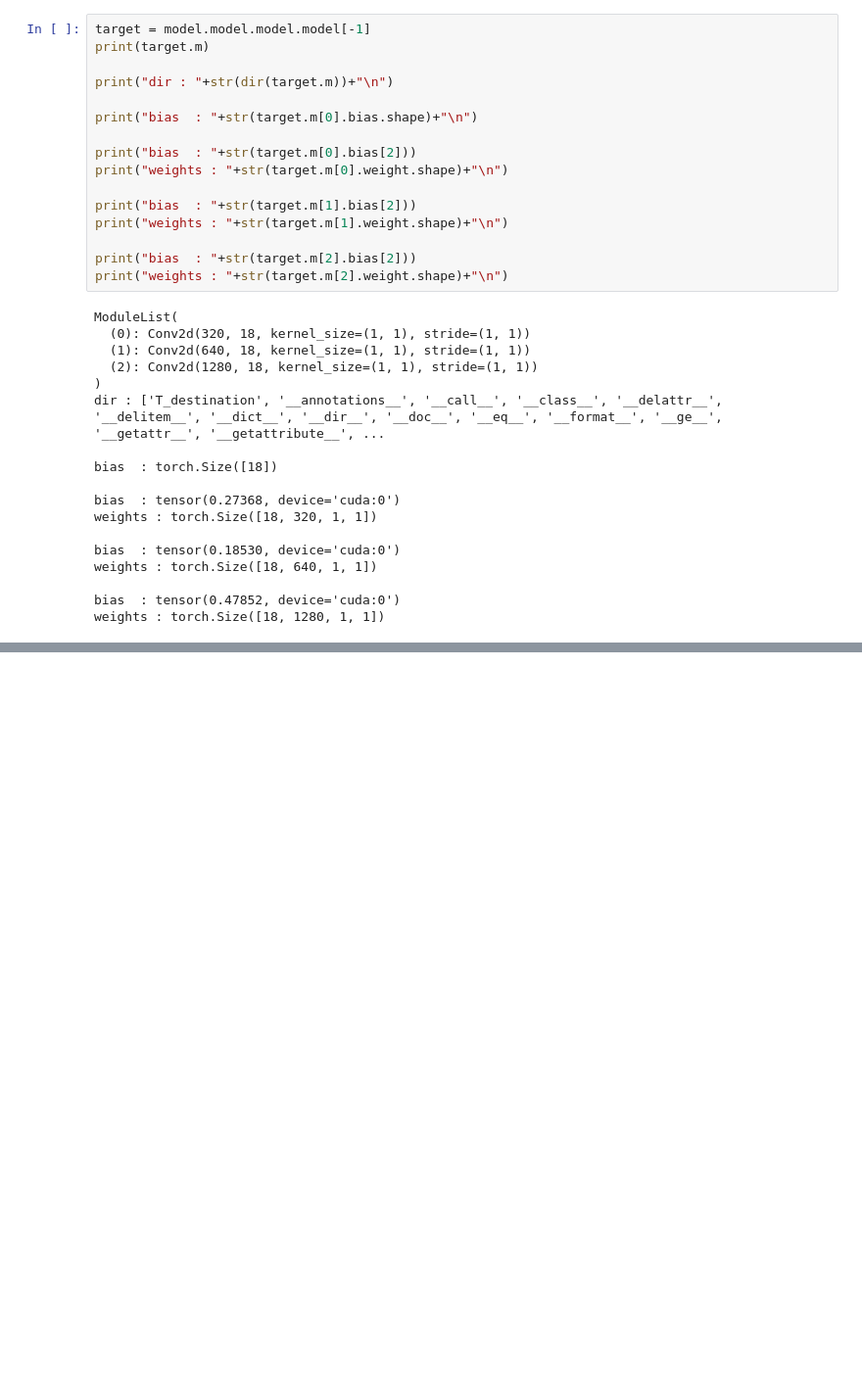
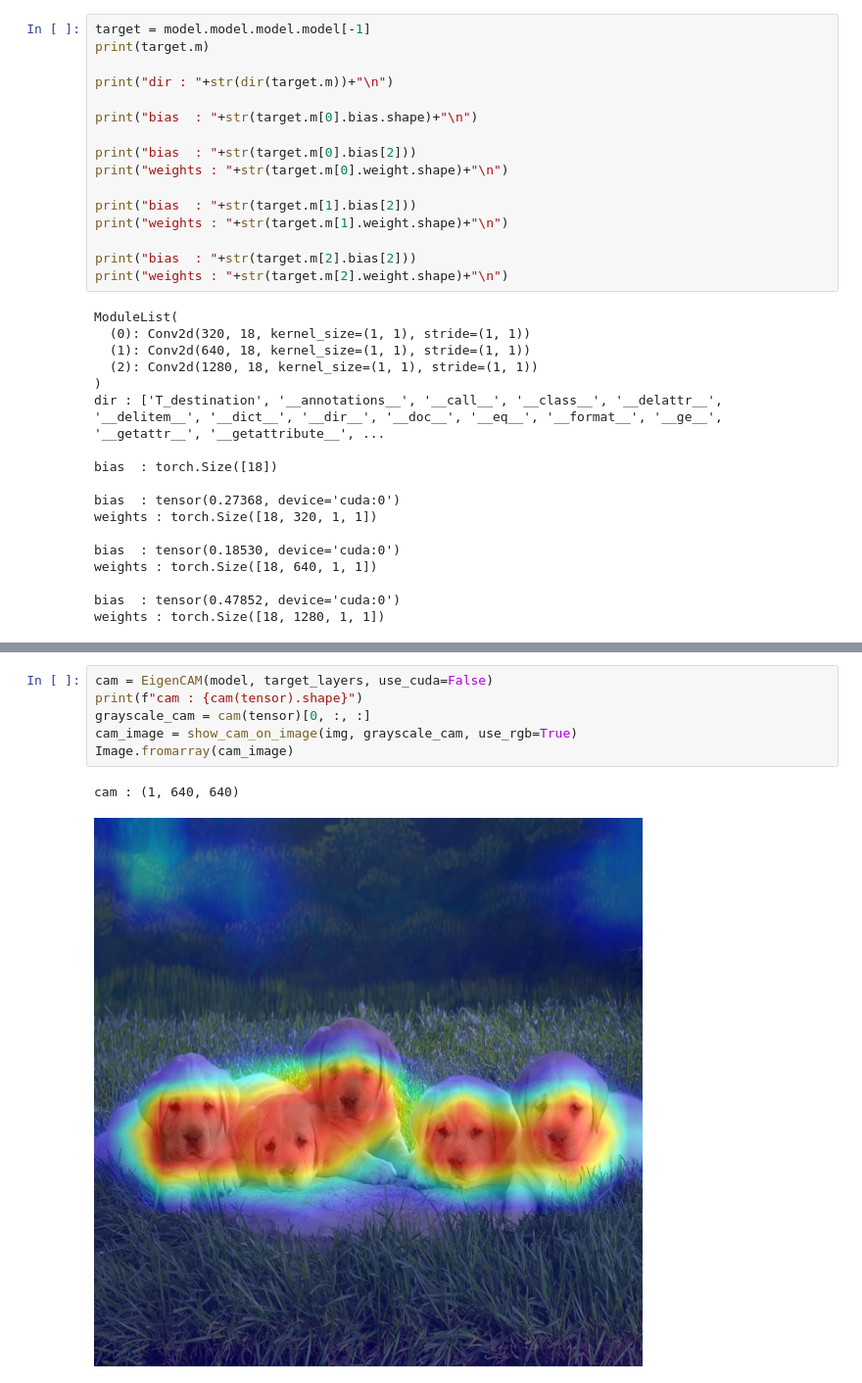
Before and after one commit to david95j2/my_utils, a Jupyter notebook: src/model/grad_cam/class_activation_map.ipynb, the cells around one changed output, grey strips where cells are left out. Shown at 98% size. Drawn from its saved outputs; the diff is of its cells as text; blank space fills up the shorter version.

```diff
--- a/src/model/grad_cam/class_activation_map.ipynb
+++ b/src/model/grad_cam/class_activation_map.ipynb
@@ -115,0 +164,9 @@ def draw_detections(boxes, colors, names, img):
+# %%
+cam = EigenCAM(model, target_layers, use_cuda=False)
+print(f"cam : {cam(tensor).shape}")
+grayscale_cam = cam(tensor)[0, :, :]
+cam_image = show_cam_on_image(img, grayscale_cam, use_rgb=True)
+Image.fromarray(cam_image)
+# %% [output]
+cam : (1, 640, 640)
+[figure, added]
```
Also changed, not shown: parts of 5 cells of this notebook, 2 other files.
